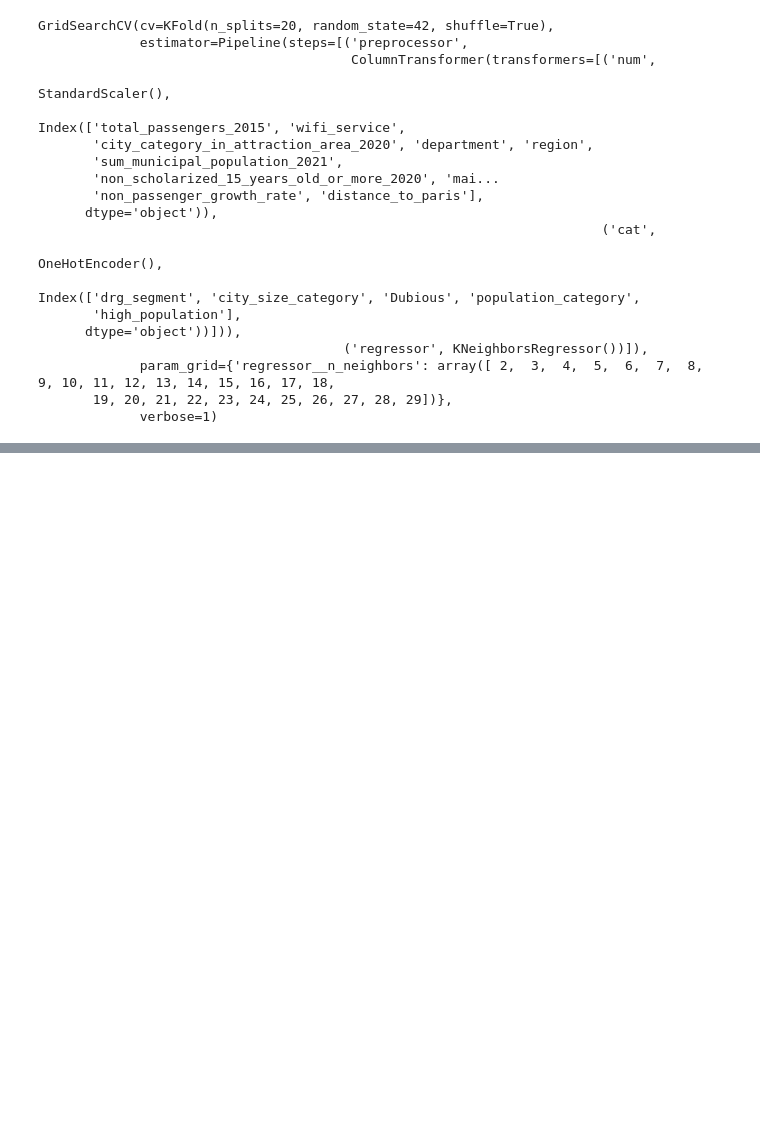
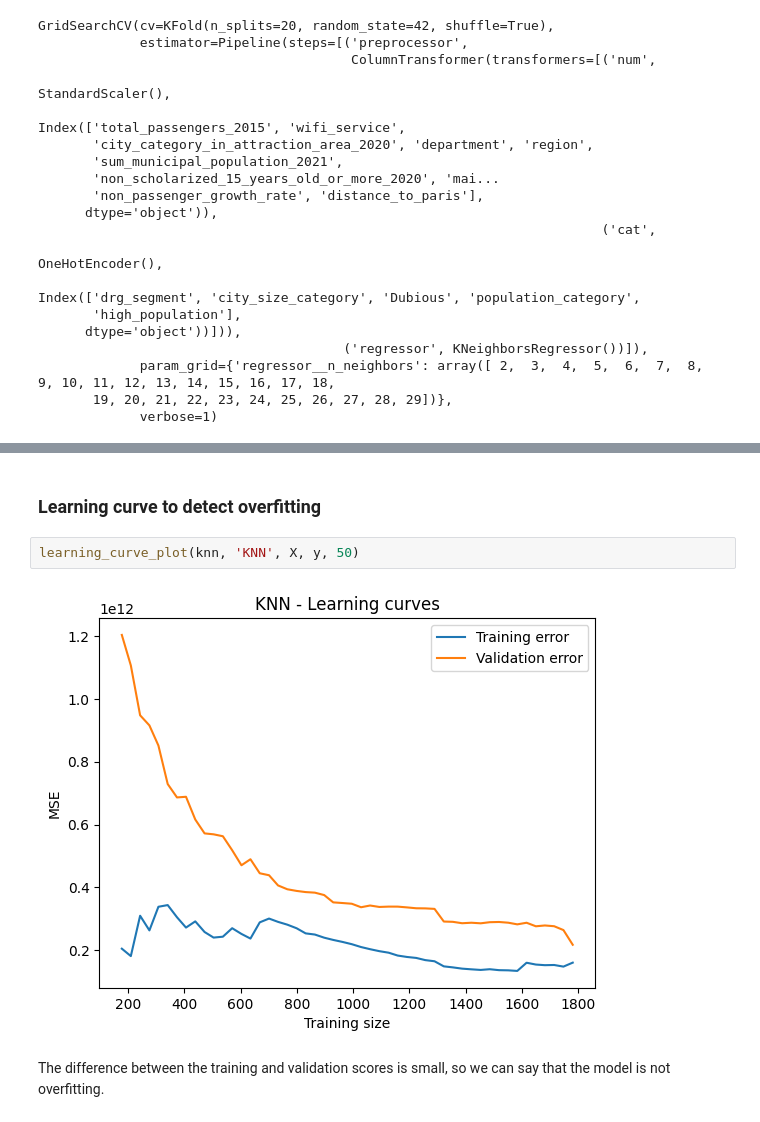
Before and after one commit to pierre-jezegou/fib-ml-project, a Jupyter notebook: knn.ipynb, the cells around one changed output, grey strips where cells are left out. Cells and saved outputs as stored; diff of their text form; blank space fills up the shorter version.

```diff
--- a/knn.ipynb
+++ b/knn.ipynb
@@ -163,0 +169,8 @@ plot_variable_importance(knn, X_train, y_train)
+# %% [markdown]
+### Learning curve to detect overfitting
+# %%
+learning_curve_plot(knn, 'KNN', X, y, 50)
+# %% [output]
+[figure, added]
+# %% [markdown]
+The difference between the training and validation scores is small, so we can say that the model is not overfitting.
```
Also changed, not shown: parts of 4 cells of this notebook.
